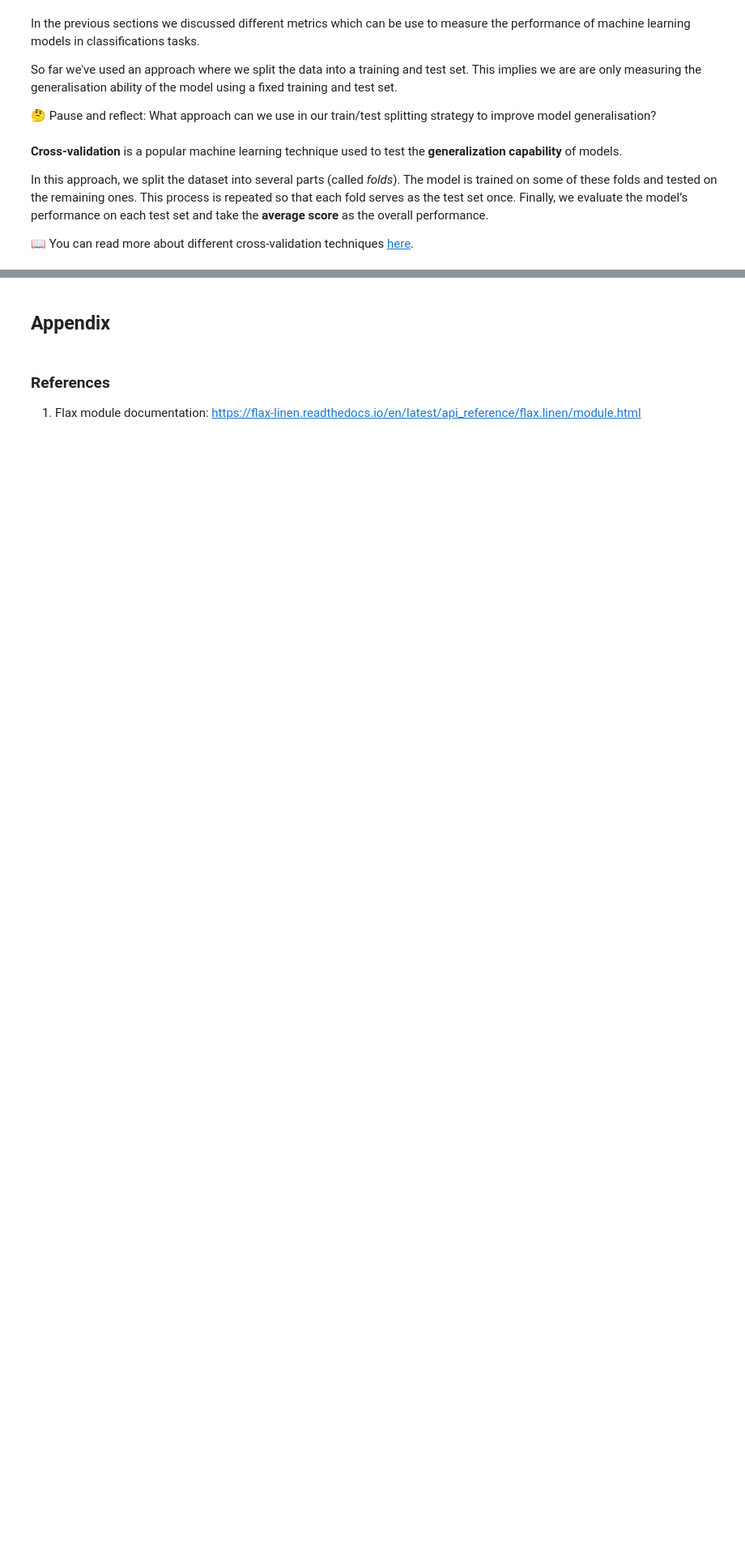
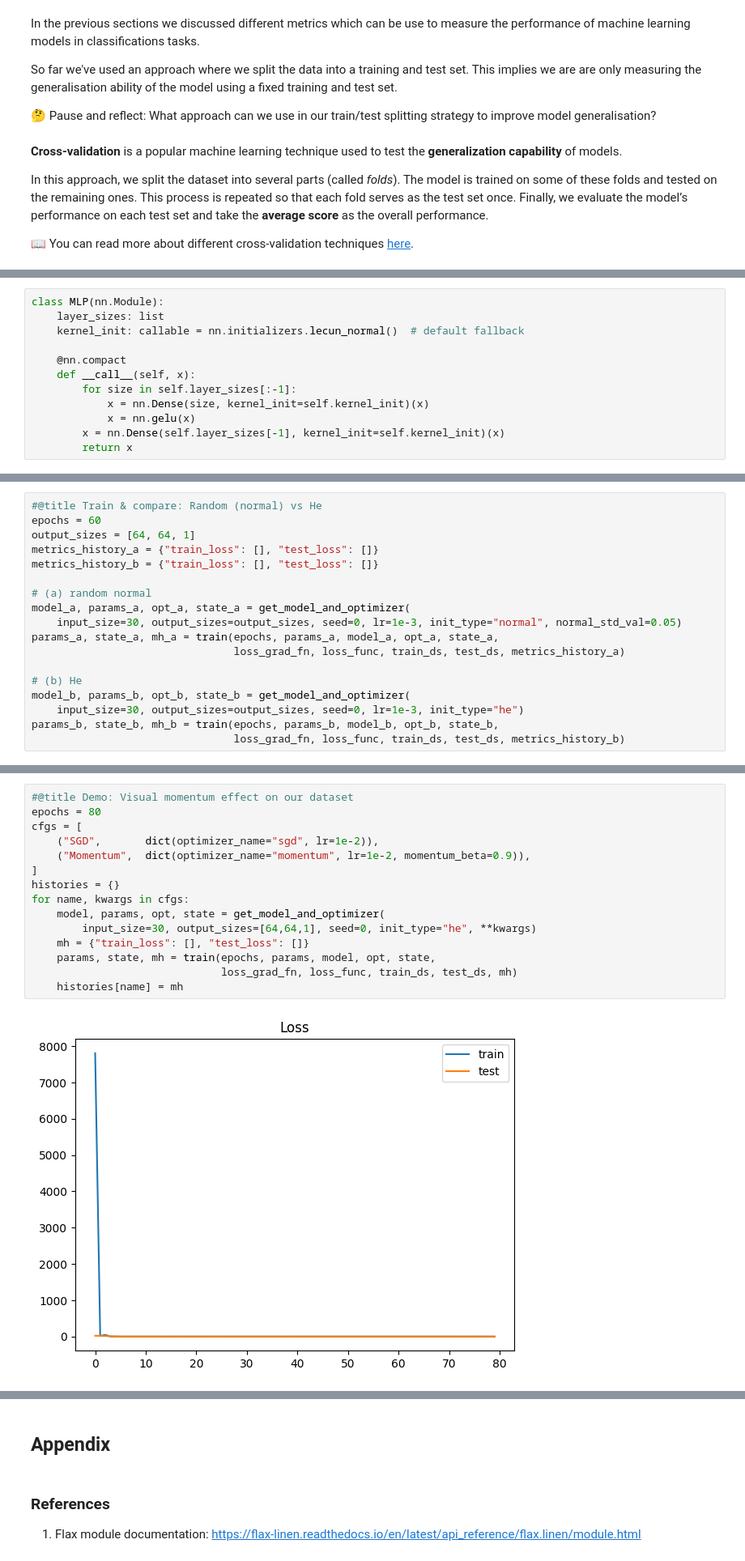
Before and after one commit to deep-learning-indaba/indaba-pracs-2025, a Jupyter notebook: practicals/ML_Foundation/Part_3/Machine_learning_evaluation_and_generalisation.ipynb, the cells around one changed output, grey strips where cells are left out. Shown at 81% size. Cells and saved outputs as stored; diff of their text form; blank space fills up the shorter version.

```diff
--- a/practicals/ML_Foundation/Part_3/Machine_learning_evaluation_and_generalisation.ipynb
+++ b/practicals/ML_Foundation/Part_3/Machine_learning_evaluation_and_generalisation.ipynb
@@ -635,0 +713,12 @@ In this approach, we split the dataset into several parts (called *folds*). The
+# %%
+class MLP(nn.Module):
+    layer_sizes: list
+    kernel_init: callable = nn.initializers.lecun_normal()  # default fallback
+
+    @nn.compact
+    def __call__(self, x):
+        for size in self.layer_sizes[:-1]:
+            x = nn.Dense(size, kernel_init=self.kernel_init)(x)
+            x = nn.gelu(x)
+        x = nn.Dense(self.layer_sizes[-1], kernel_init=self.kernel_init)(x)
+        return x
@@ -635,0 +991,18 @@ In this approach, we split the dataset into several parts (called *folds*). The
+# %%
+#@title Train & compare: Random (normal) vs He
+epochs = 60
+output_sizes = [64, 64, 1]
+metrics_history_a = {"train_loss": [], "test_loss": []}
+metrics_history_b = {"train_loss": [], "test_loss": []}
+
+# (a) random normal
+model_a, params_a, opt_a, state_a = get_model_and_optimizer(
+    input_size=30, output_sizes=output_sizes, seed=0, lr=1e-3, init_type="normal", normal_std_val=0.05)
+params_a, state_a, mh_a = train(epochs, params_a, model_a, opt_a, state_a,
+                                loss_grad_fn, loss_func, train_ds, test_ds, metrics_history_a)
+
+# (b) He
+model_b, params_b, opt_b, state_b = get_model_and_optimizer(
+    input_size=30, output_sizes=output_sizes, seed=0, lr=1e-3, init_type="he")
+params_b, state_b, mh_b = train(epochs, params_b, model_b, opt_b, state_b,
+                                loss_grad_fn, loss_func, train_ds, test_ds, metrics_history_b)
@@ -635,0 +1171,17 @@ In this approach, we split the dataset into several parts (called *folds*). The
+# %%
+#@title Demo: Visual momentum effect on our dataset
+epochs = 80
+cfgs = [
+    ("SGD",       dict(optimizer_name="sgd", lr=1e-2)),
+    ("Momentum",  dict(optimizer_name="momentum", lr=1e-2, momentum_beta=0.9)),
+]
+histories = {}
+for name, kwargs in cfgs:
+    model, params, opt, state = get_model_and_optimizer(
+        input_size=30, output_sizes=[64,64,1], seed=0, init_type="he", **kwargs)
+    mh = {"train_loss": [], "test_loss": []}
+    params, state, mh = train(epochs, params, model, opt, state,
+                              loss_grad_fn, loss_func, train_ds, test_ds, mh)
+    histories[name] = mh
+# %% [output]
+[figure, added]
```
Also changed, not shown: parts of 48 cells of this notebook.
